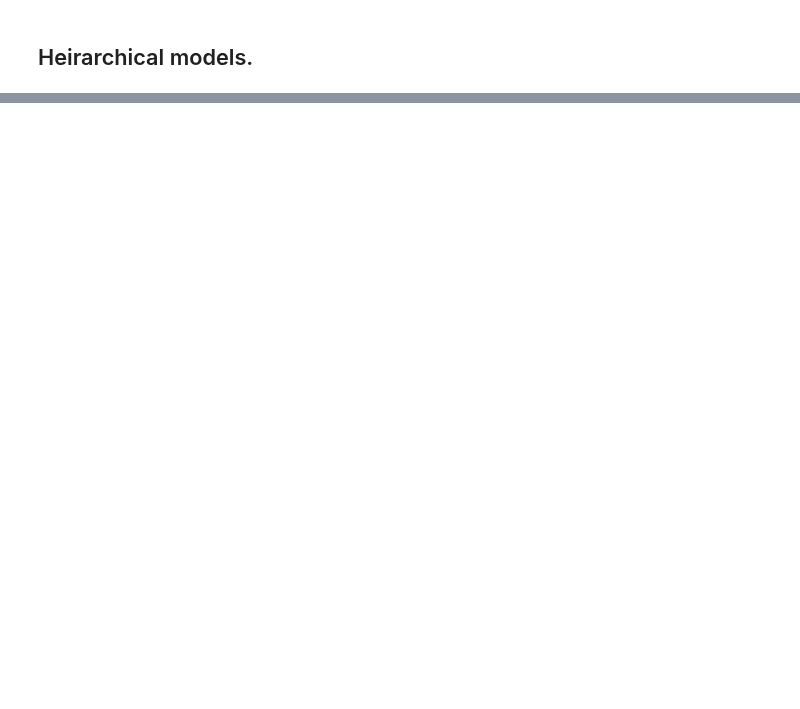
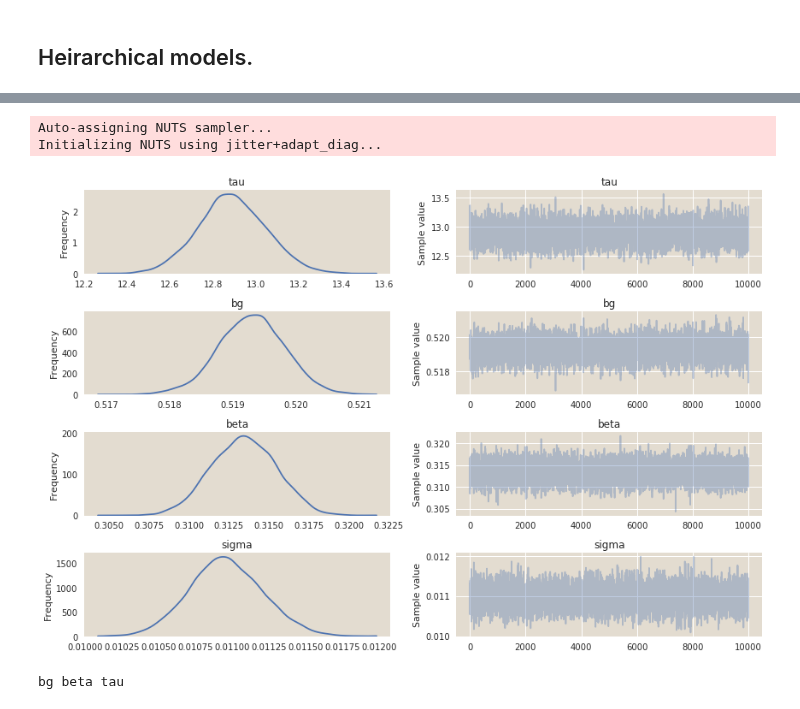
Before and after one commit to RPGroup-PBoC/mscl_survival, a Jupyter notebook: code/notebooks/testing_photobleaching_measurement.ipynb, the cells around one changed output, grey strips where cells are left out. Cells and saved outputs as stored; diff of their text form; code cells hidden in the pictures; blank space fills up the shorter version.

```diff
--- a/code/notebooks/testing_photobleaching_measurement.ipynb
+++ b/code/notebooks/testing_photobleaching_measurement.ipynb
@@ -81,0 +83,30 @@ Finished [100%]: Average Loss = 6,794
+# %%
+grouped = auto_data.groupby('elapsed_time_s')
+mean_auto = np.zeros(1000)
+elapsed_time = np.zeros(1000)
+i = 0
+for g, d in grouped:
+    mean_auto[i] = d['rescaled_intensity'].mean()
+    elapsed_time[i] = g
+    i += 1
+
+with pm.Model() as mean_auto_model:
+    # Define the priors.
+    tau = pm.HalfNormal('tau', sd=100)
+    bg = pm.Uniform('bg', lower=0, upper=1)
+    beta = pm.Uniform('beta', lower=0, upper=1)
+    sigma = pm.HalfNormal('sigma', sd=1)
+
+    # Define the theoretical result.
+    I_theo = bg + beta * tt.exp(-elapsed_time / tau)
+
+    # Sample
+    like = pm.Normal('like', mu=I_theo, sd=sigma, observed=mean_auto)
+    trace = pm.sample(draws=10000, tune=10000)
+# %% [output]
+Auto-assigning NUTS sampler...
+Initializing NUTS using jitter+adapt_diag...
+# %%
+_ = pm.traceplot(trace)
+# %% [output]
+[figure, added]
@@ -81,0 +123,4 @@ Finished [100%]: Average Loss = 6,794
+# %%
+print(bg, beta, tau)
+# %% [output]
+bg beta tau
```
Also changed, not shown: parts of 14 cells of this notebook.
